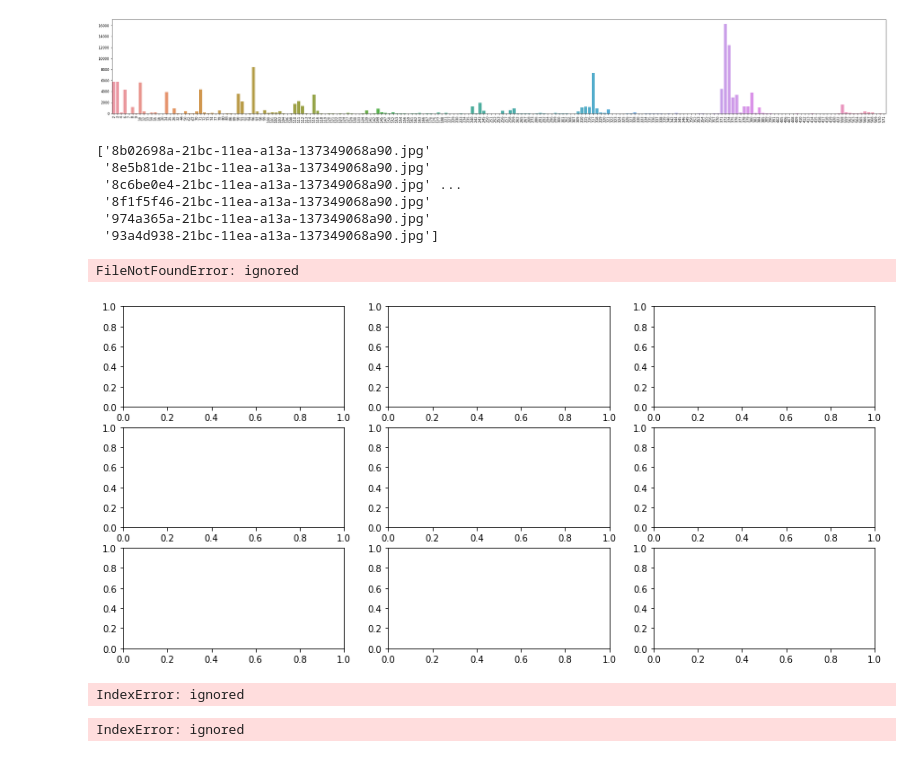
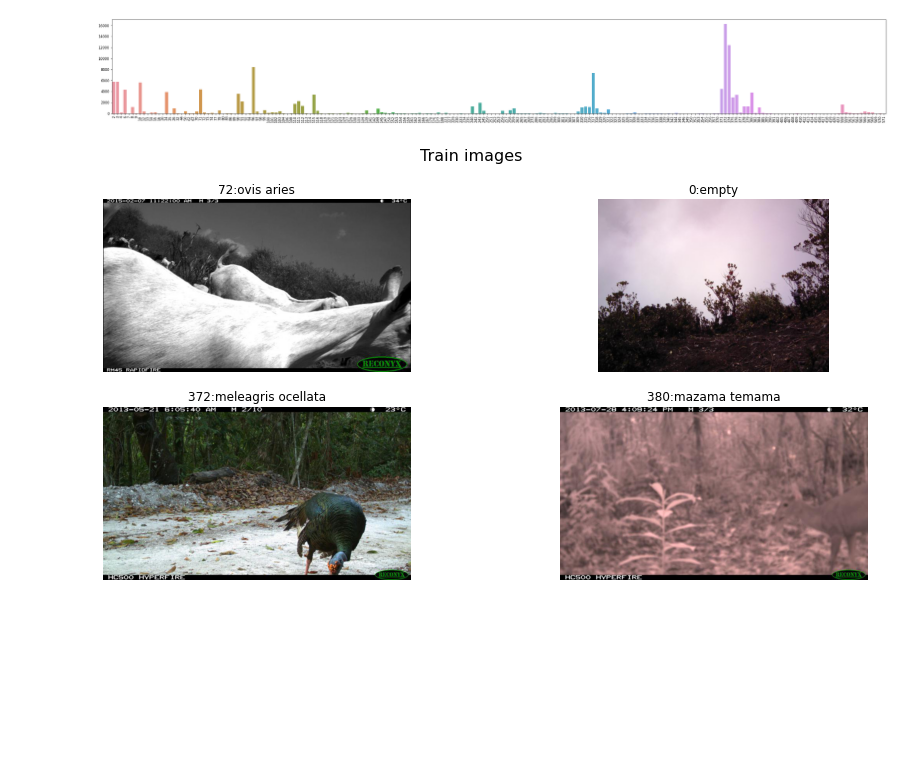
Before and after one commit to vijayakuruba/IFT6759_Distribution_shifts_WILDS, a Jupyter notebook: Explorotary_Data_analysis.ipynb, the cells around one changed output. Cells and saved outputs as stored; diff of their text form; code cells hidden in the pictures; blank space fills up the shorter version.

```diff
--- a/Explorotary_Data_analysis.ipynb
+++ b/Explorotary_Data_analysis.ipynb
@@ -27,9 +26,8 @@ import seaborn as sns
 import numpy as np
 from PIL import Image
 # %%
-with open(r'iwildcam2021_train_annotations_final.json') as json_file:
+with open(r'/content/drive/MyDrive/IFT6759_Distribution_shifts_WILDS/examples/data/iwildcam_v2.0/iwildcam2021_train_annotations_final.json') as json_file:
     train_data = json.load(json_file)
-
 print(train_data.keys())
 # %% [output]
 dict_keys(['images', 'annotations', 'categories'])
@@ -119,22 +126,6 @@ def visualize_image_grid(rows, cols):
     plt.show()
 # %%
 TRAIN_DIR = '/content/drive/MyDrive/IFT6759_Distribution_shifts_WILDS/examples/data/iwildcam_v2.0/train/'
-visualize_image_grid(3, 3)
+visualize_image_grid(2,2)
 # %% [output]
-['8b02698a-21bc-11ea-a13a-137349068a90.jpg'
- '8e5b81de-21bc-11ea-a13a-137349068a90.jpg'
- '8c6be0e4-21bc-11ea-a13a-137349068a90.jpg' ...
- '8f1f5f46-21bc-11ea-a13a-137349068a90.jpg'
- '974a365a-21bc-11ea-a13a-137349068a90.jpg'
- '93a4d938-21bc-11ea-a13a-137349068a90.jpg']
-FileNotFoundError: ignored
-[figure, old version]
+[figure, new version]
-# %%
-import glob
-train = glob.glob(f'/content/drive/My Drive/IFT6759_Distribution_shifts_WILDS/examples/data/iwildcam_v2.0/train/*')
-# %% [output]
-IndexError: ignored
-# %%
-train[0]
-# %% [output]
-IndexError: ignored
```
Also changed, not shown: parts of 4 cells of this notebook.
